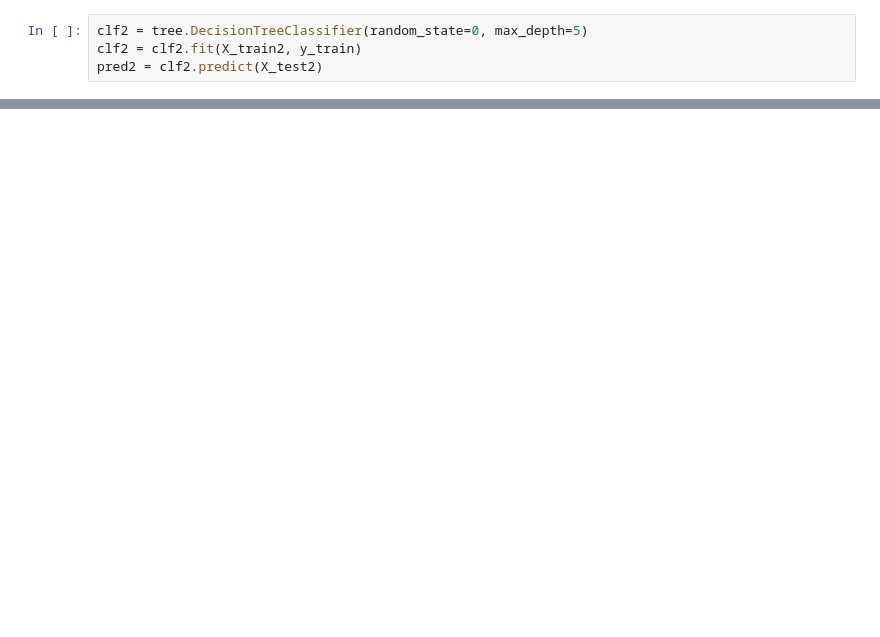
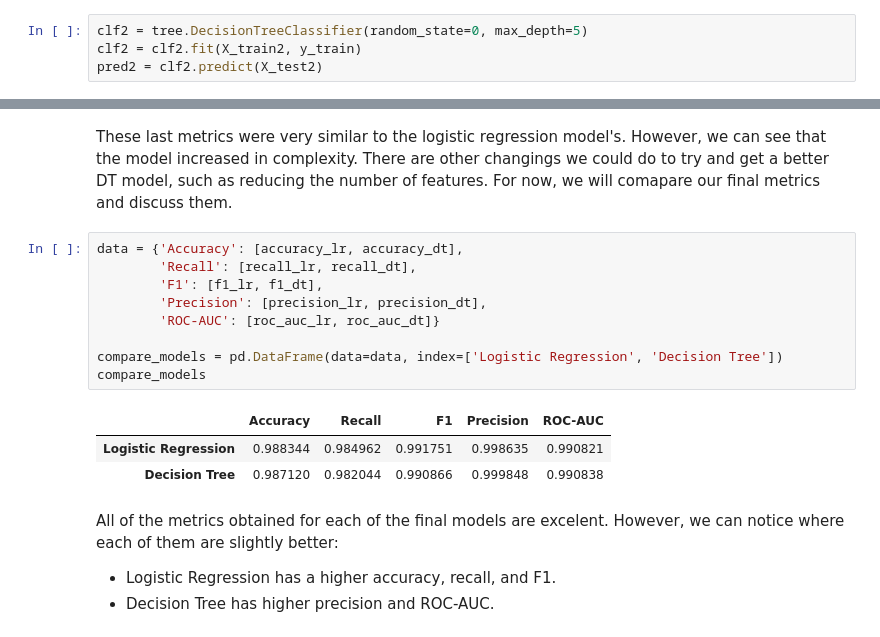
Before and after one commit to alanaselli/smoke_detection, a Jupyter notebook: main.ipynb, the cells around one changed output, grey strips where cells are left out. Saved outputs shown, nothing was run; the diff lists cells and outputs as text; blank space fills up the shorter version.

```diff
--- a/main.ipynb
+++ b/main.ipynb
@@ -661,3 +697,23 @@ False Fire            73             13293
+# %% [markdown]
+These last metrics were very similar to the logistic regression model's. However, we can see that the model increased in complexity. There are other changings we could do to try and get a better DT model, such as reducing the number of features. For now, we will comapare our final metrics and discuss them.
+# %%
+data = {'Accuracy': [accuracy_lr, accuracy_dt],
+        'Recall': [recall_lr, recall_dt],
+        'F1': [f1_lr, f1_dt],
+        'Precision': [precision_lr, precision_dt],
+        'ROC-AUC': [roc_auc_lr, roc_auc_dt]}
+
+compare_models = pd.DataFrame(data=data, index=['Logistic Regression', 'Decision Tree'])
+compare_models
+# %% [output]
+|  | Accuracy | Recall | F1 | Precision | ROC-AUC |
+| Logistic Regression | 0.988344 | 0.984962 | 0.991751 | 0.998635 | 0.990821 |
+| Decision Tree | 0.987120 | 0.982044 | 0.990866 | 0.999848 | 0.990838 |
+# %% [markdown]
+All of the metrics obtained for each of the final models are excelent. However, we can notice where each of them are slightly better:
+
+- Logistic Regression has a higher accuracy, recall, and F1.
+- Decision Tree has higher precision and ROC-AUC.
 # %% [markdown]
 # References
 
```
Also changed, not shown: parts of 25 cells of this notebook.
